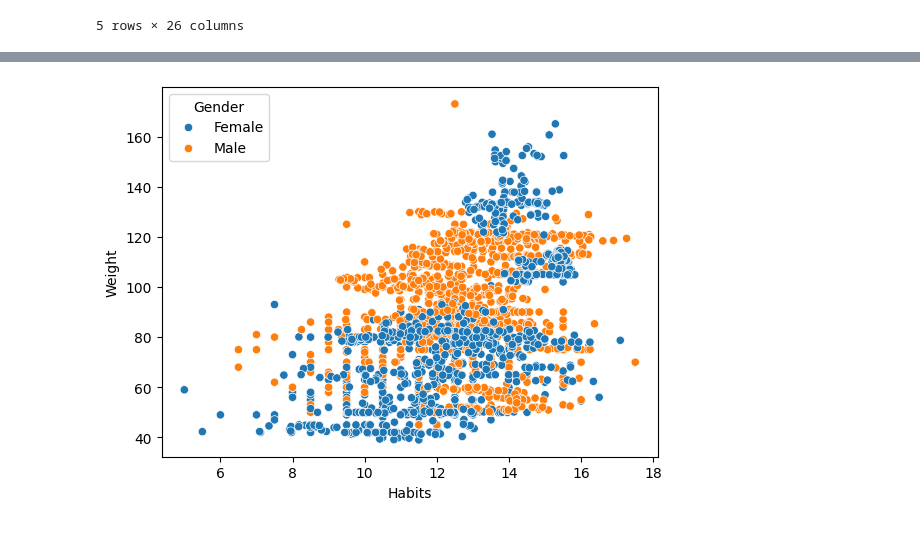
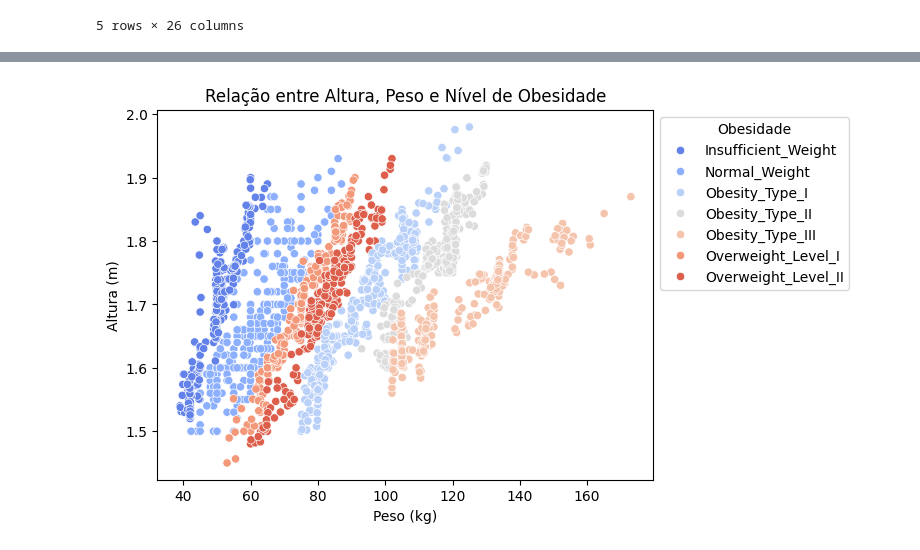
Before and after one commit to joansilva24/projeto_datasicence_coderhouse, a Jupyter notebook: notebook2.ipynb, the cells around one changed output, grey strips where cells are left out. Saved outputs shown, nothing was run; the diff lists cells and outputs as text; code cells hidden in the pictures.

```diff
--- a/notebook2.ipynb
+++ b/notebook2.ipynb
@@ -161,5 +169,10 @@ plt.show()
-# %%
-sns.scatterplot(x='Habits', y='Weight',hue='Gender', data=df)
-plt.show()
-# %% [output]
-[figure, removed]
+# %%
+# Relação entre altura x peso
+sns.scatterplot(x='Weight', y='Height', data=df, hue='NObeyesdad', palette='coolwarm', hue_order=sorted(df['NObeyesdad'].unique()))
+plt.title('Relação entre Altura, Peso e Nível de Obesidade')
+plt.xlabel('Peso (kg)')
+plt.ylabel('Altura (m)')
+plt.legend(loc='upper left', title='Obesidade', bbox_to_anchor=(1,1))
+plt.show()
+# %% [output]
+[figure, added]
```
Also changed, not shown: parts of 19 cells of this notebook.
